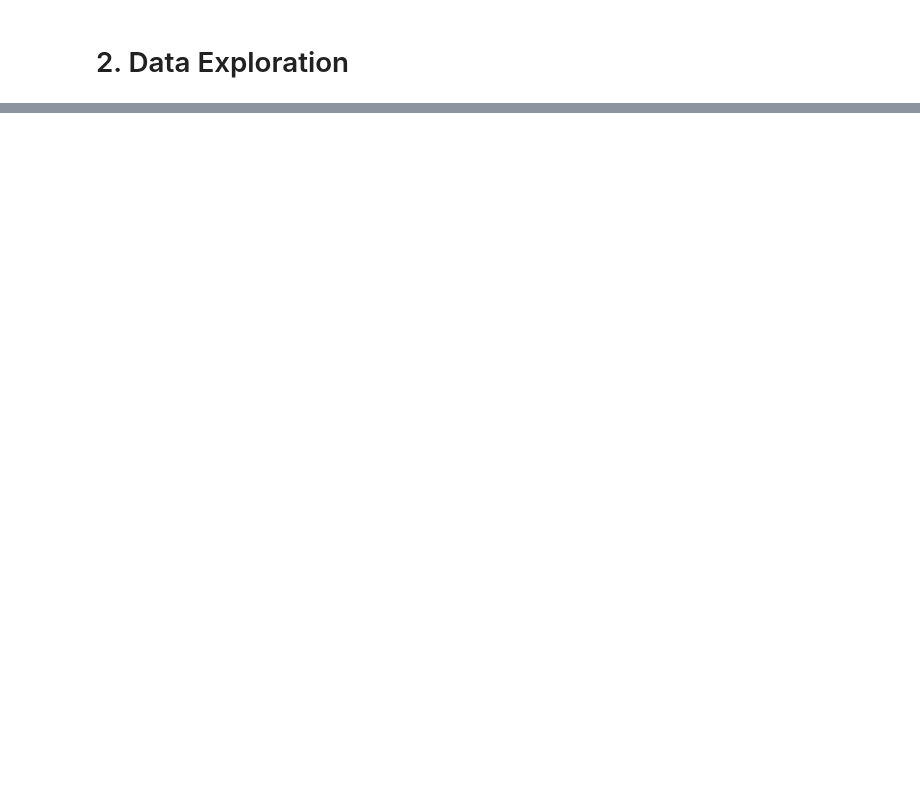
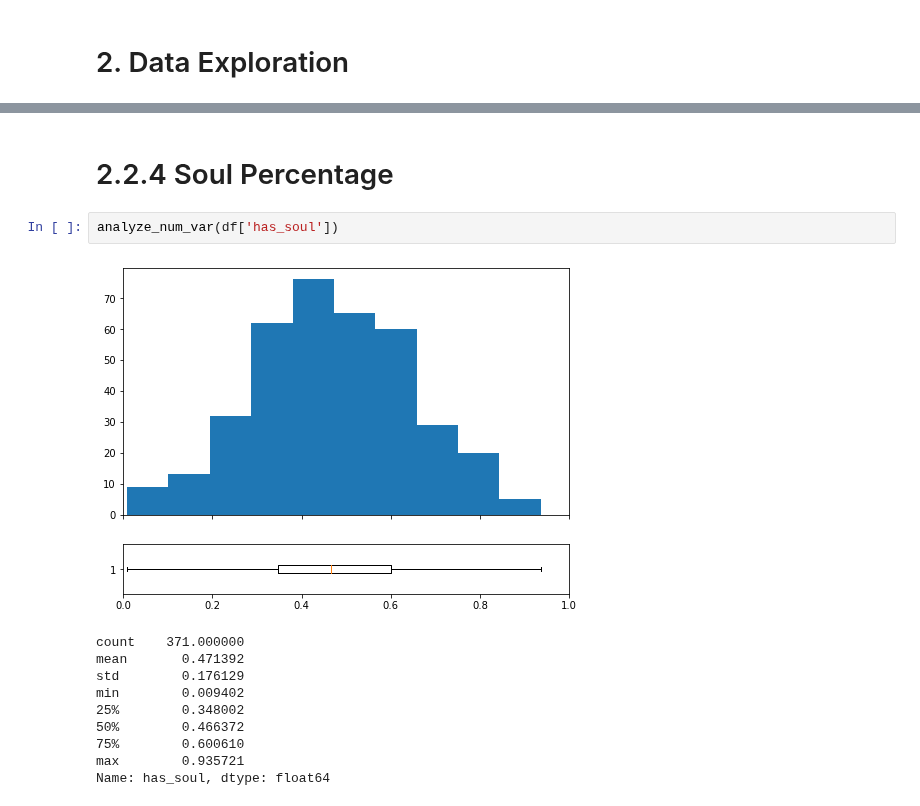
Before and after one commit to poolGolez/project-roosevelt, a Jupyter notebook: ghosts-goblins-ghosts-gotcha.ipynb, the cells around one changed output, grey strips where cells are left out. Saved outputs shown, nothing was run; the diff lists cells and outputs as text; blank space fills up the shorter version.

```diff
--- a/ghosts-goblins-ghosts-gotcha.ipynb
+++ b/ghosts-goblins-ghosts-gotcha.ipynb
@@ -69,0 +132,15 @@ memory usage: 20.4+ KB
+# %% [markdown]
+# 2.2.4 Soul Percentage
+# %%
+analyze_num_var(df['has_soul'])
+# %% [output]
+[figure, added]
+count    371.000000
+mean       0.471392
+std        0.176129
+min        0.009402
+25%        0.348002
+50%        0.466372
+75%        0.600610
+max        0.935721
+Name: has_soul, dtype: float64
```
Also changed, not shown: parts of 12 cells of this notebook.
